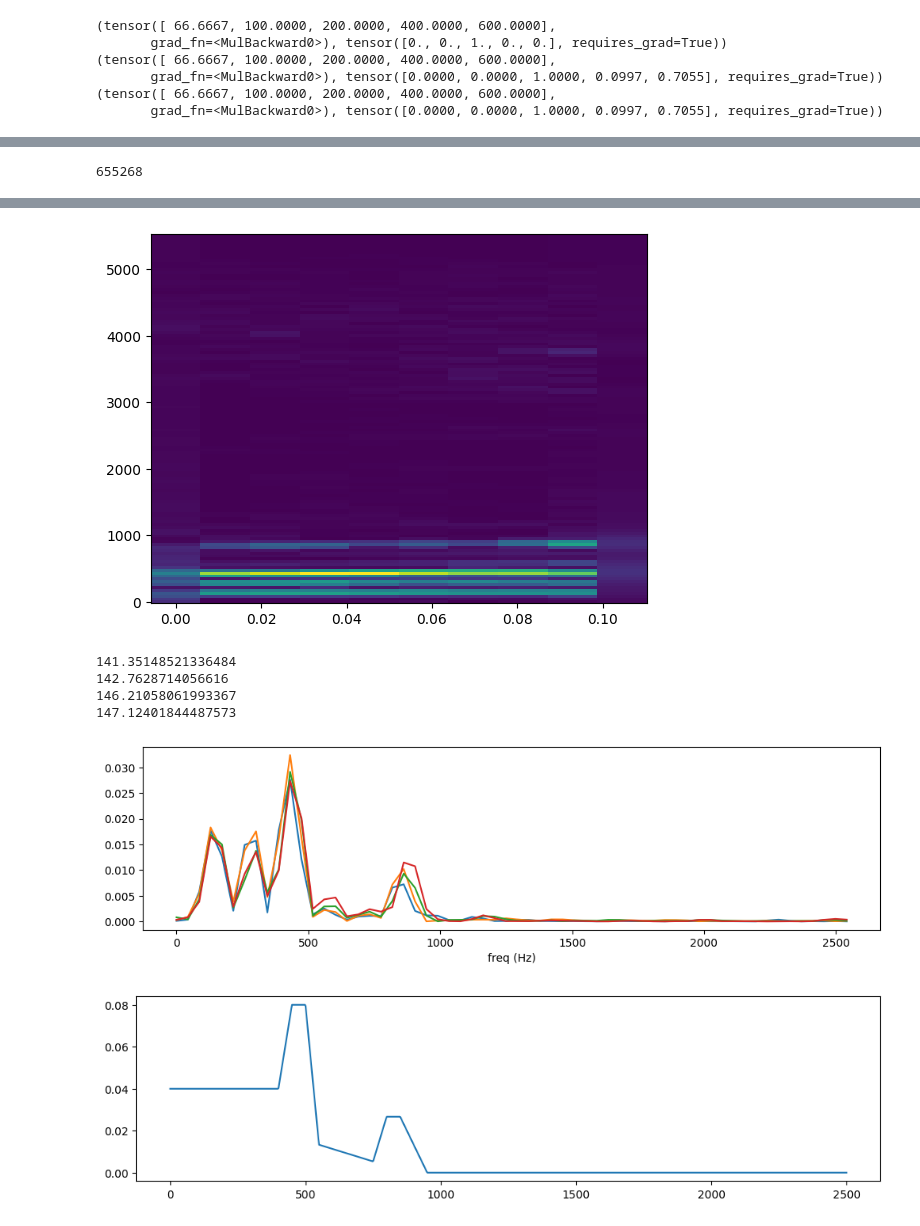
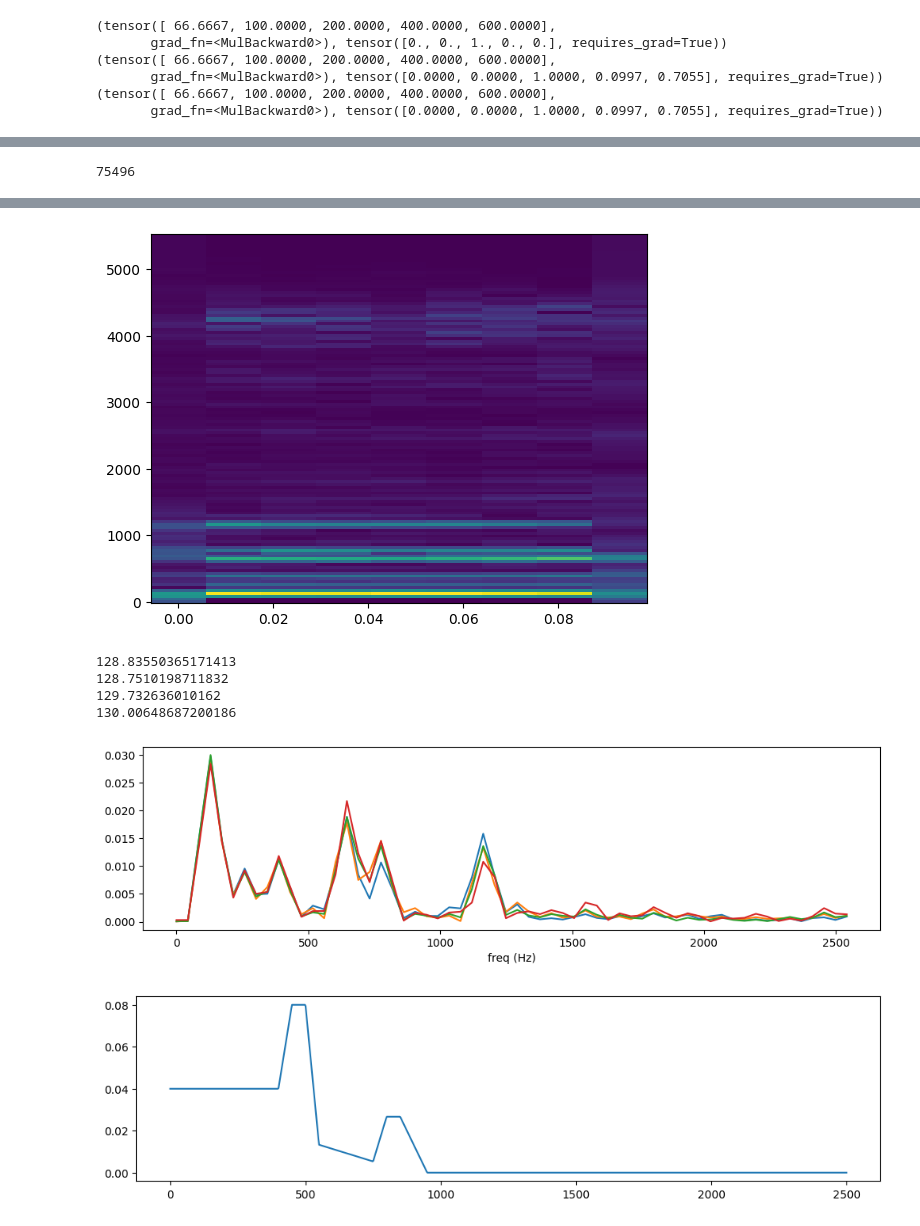
Before and after one commit to Daniel-Chin/Neural-Implicit-Timbre-Field, a Jupyter notebook: playground/single_page_latent_f0.ipynb, the cells around one changed output, grey strips where cells are left out. Cells and saved outputs as stored; diff of their text form; code cells hidden in the pictures.

```diff
--- a/playground/single_page_latent_f0.ipynb
+++ b/playground/single_page_latent_f0.ipynb
@@ -310,17 +310,24 @@ tensor([-0.0274, -0.0274,  0.4482,  0.0289,  0.1779], requires_grad=True)
 tensor([-0.0289, -0.0291,  0.4402,  0.0385,  0.1681], requires_grad=True)
 # %%
-y, sr = librosa.load('../dataset/dan.wav', sr=SR)
+# audio_name = 'dan'
+audio_name = 'voice_scale'
+
+y, sr = librosa.load(f'../dataset/{audio_name}.wav', sr=SR)
 assert sr == SR
 len(y)
 # %% [output]
-655268
+75496
 # %%
-seg = y[7400:8500]
+if audio_name == 'dan':
+    seg = y[7400:8500]
+else:
+    seg_start = round(.25 * SR)
+    seg = y[seg_start:seg_start + PAGE_LEN * 4]
 spectrogram(seg)
 playHard(seg)
 # %% [output]
 [interactive output not drawn]
-[figure, old version]
+[figure, new version]
 # %%
 energies = []
 for page in pagesOf(seg):
@@ -329,11 +336,11 @@ for page in pagesOf(seg):
     energy = spectrum(page, trim=60)
     energies.append(torch.tensor(energy).float())
 # %% [output]
-141.35148521336484
-142.7628714056616
-146.21058061993367
-147.12401844487573
+128.83550365171413
+128.7510198711832
+129.732636010162
+130.00648687200186
-[figure, old version]
+[figure, new version]
 # %%
 timbre_points = [
     (400, .015),
```
Also changed, not shown: parts of 13 cells of this notebook, 14 other files.
